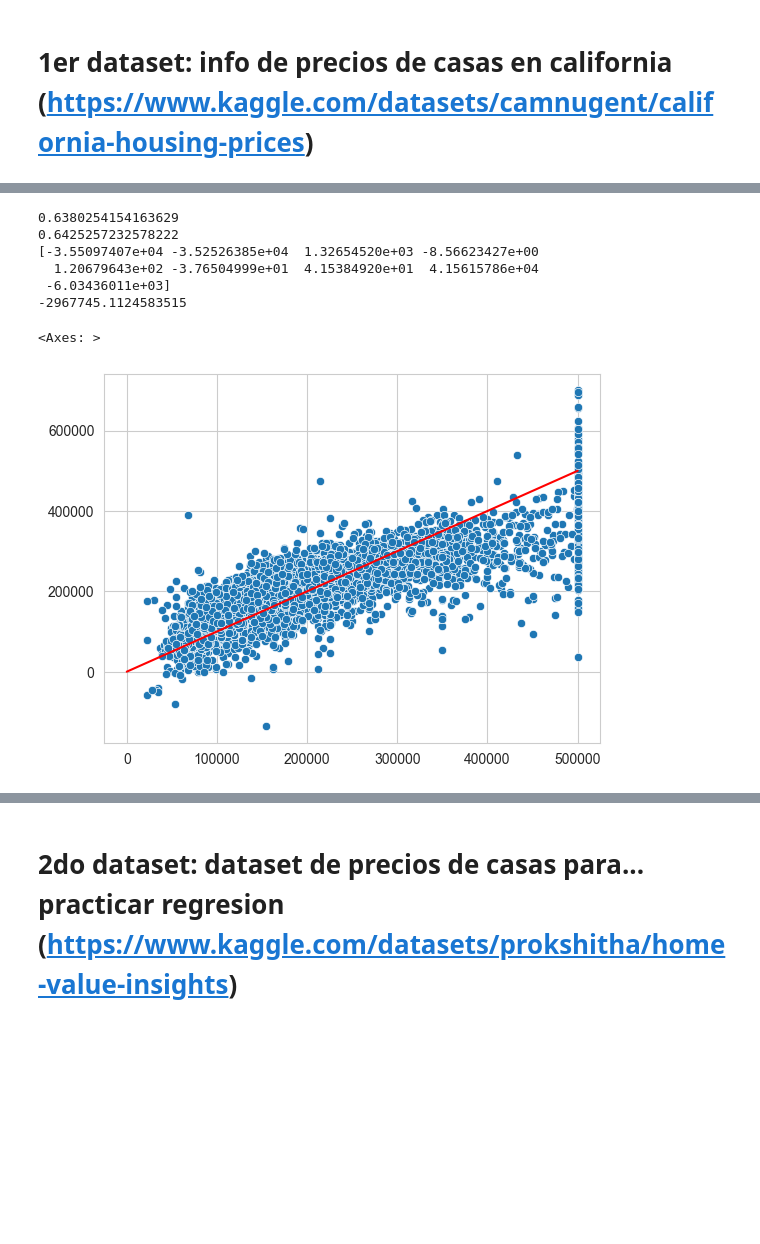
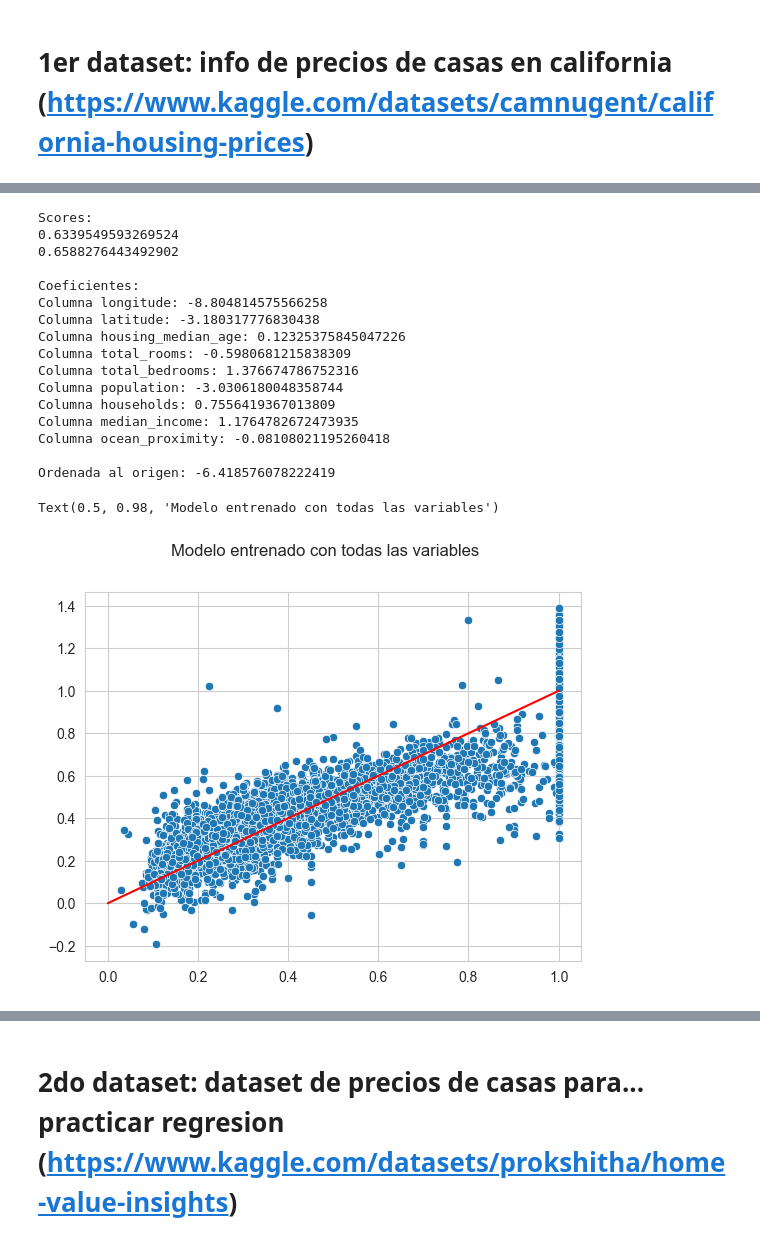
Before and after one commit to tamigr1757/ProyectoPythonRegresionMultiple, a Jupyter notebook: Proyecto 2 notebook.ipynb, the cells around one changed output, grey strips where cells are left out. Cells and saved outputs as stored; diff of their text form; code cells hidden in the pictures; blank space fills up the shorter version.

```diff
--- a/Proyecto 2 notebook.ipynb
+++ b/Proyecto 2 notebook.ipynb
@@ -11,7 +11,6 @@ import seaborn as sb
 # %%
 #leyendo el dataset y haciendo un preprocesamiento simple
 data1 = pd.read_csv("datasets/housing.csv")
-print(data1.describe())
 
 #quitando columnas vacias
 data1.dropna(inplace=True)
@@ -22,7 +21,13 @@ pd.set_option("future.no_silent_downcasting", True)
 #transformando los valores categoricos de ocean_proximity (proximidad al oceano) a numericos
 data1["ocean_proximity"] = data1["ocean_proximity"].replace(["ISLAND","NEAR OCEAN","NEAR BAY","<1H OCEAN","INLAND"],[1,2,3,4,5])
 
+#normalizando variables
+for column in data1.columns:
+    data1[column] = data1[column]/abs(data1[column].max())
+
+print(data1.describe())
+
 #haciendo pairplot para ver la relacion entre variables
-sb.pairplot(data1)
+sb.pairplot(data1,x_vars=data1.columns,y_vars=["median_house_value"])
 # %% [output]
           longitude      latitude  housing_median_age   total_rooms  \
@@ -47,32 +52,48 @@ max         500001.000000
 # %%
 #seleccionando los datos para entrenar el modelo, primero con todas las variables excepto la que vamos a predecir
-x = data1[["longitude","latitude","housing_median_age","total_rooms","total_bedrooms","population","households","median_income","ocean_proximity"]].values
+columnasX = ["longitude","latitude","housing_median_age","total_rooms","total_bedrooms","population","households","median_income","ocean_proximity"]
+x = data1[columnasX].values
 y = data1["median_house_value"].values
 
 #creamos el modelo, dividimos los datos en entrenamiento y test, y lo entrenamos
 linearModel = linear.LinearRegression()
 trainX,testX,trainY,testY = split(x,y,train_size=0.2)
 linearModel.fit(trainX,trainY)
 
 #viendo que tan bueno es el modelo
+print("Scores:")
 print(linearModel.score(testX,testY))
 print(linearModel.score(trainX,trainY))
+print()
 
 #mostrando los coeficientes para ver la importancia de cada variable
-print(linearModel.coef_)
-print(linearModel.intercept_)
+print("Coeficientes:")
+for i in range(len(columnasX)):
+    print("Columna "+columnasX[i]+": "+str(linearModel.coef_[i]))
+print("\nOrdenada al origen: "+str(linearModel.intercept_))
 
 #comparando las variables predecidas con las reales
 yPredict = linearModel.predict(trainX)
 sb.scatterplot(x=trainY,y=yPredict)
-sb.lineplot(x=np.arange(1,max(trainY)),y=np.arange(1,max(trainY)),color=(1,0,0))
+sb.lineplot(x=np.linspace(0,max(trainY)),y=np.linspace(0,max(trainY)),color=(1,0,0))
+plt.suptitle("Modelo entrenado con todas las variables")
 # %% [output]
-0.6380254154163629
-0.6425257232578222
-[-3.55097407e+04 -3.52526385e+04  1.32654520e+03 -8.56623427e+00
-  1.20679643e+02 -3.76504999e+01  4.15384920e+01  4.15615786e+04
- -6.03436011e+03]
--2967745.1124583515
+Scores:
+0.6339549593269524
+0.6588276443492902
+
+Coeficientes:
+Columna longitude: -8.804814575566258
+Columna latitude: -3.180317776830438
+Columna housing_median_age: 0.12325375845047226
+Columna total_rooms: -0.5980681215838309
+Columna total_bedrooms: 1.376674786752316
+Columna population: -3.0306180048358744
+Columna households: 0.7556419367013809
+Columna median_income: 1.1764782672473935
+Columna ocean_proximity: -0.08108021195260418
+
+Ordenada al origen: -6.418576078222419
-<Axes: >
+Text(0.5, 0.98, 'Modelo entrenado con todas las variables')
-[figure, old version]
+[figure, new version]
 # %%
```
Also changed, not shown: parts of 7 cells of this notebook.
